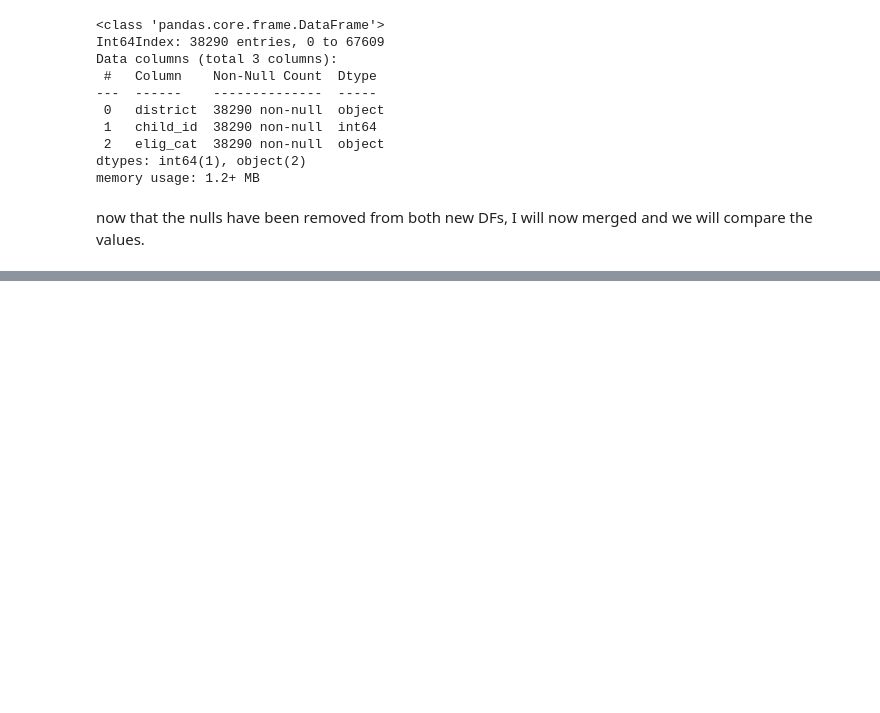
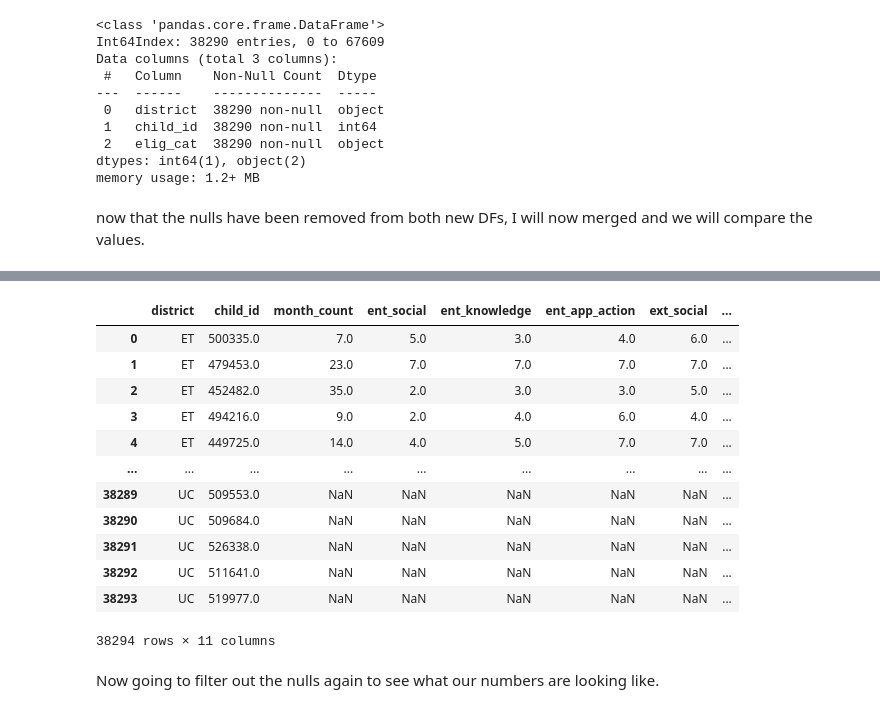
Before and after one commit to NSS-Data-Analytics-Cohort-7/didd-slacks-and-fanny-packs, a Jupyter notebook: notebooks/DIDD project.ipynb, the cells around one changed output, grey strips where cells are left out. Cells and saved outputs as stored; diff of their text form; code cells hidden in the pictures; blank space fills up the shorter version.

```diff
--- a/notebooks/DIDD project.ipynb
+++ b/notebooks/DIDD project.ipynb
@@ -185,3 +185,5 @@ dtypes: int64(1), object(2)
 memory usage: 1.2+ MB
 # %% [markdown]
 now that the nulls have been removed from both new DFs, I will now merged and we will compare the values.
+# %%
+combined_eco_elig_df = eco_nnull_df.merge(elig_nnull_df, on=['district', 'child_id'], how='outer')
@@ -187,0 +211,18 @@ now that the nulls have been removed from both new DFs, I will now merged and we
+# %%
+display(combined_eco_elig_df)
+# %% [output]
+|  | district | child_id | month_count | ent_social | ent_knowledge | ent_app_action | ext_social | ... |
+| 0 | ET | 500335.0 | 7.0 | 5.0 | 3.0 | 4.0 | 6.0 | ... |
+| 1 | ET | 479453.0 | 23.0 | 7.0 | 7.0 | 7.0 | 7.0 | ... |
+| 2 | ET | 452482.0 | 35.0 | 2.0 | 3.0 | 3.0 | 5.0 | ... |
+| 3 | ET | 494216.0 | 9.0 | 2.0 | 4.0 | 6.0 | 4.0 | ... |
+| 4 | ET | 449725.0 | 14.0 | 4.0 | 5.0 | 7.0 | 7.0 | ... |
+| ... | ... | ... | ... | ... | ... | ... | ... | ... |
+| 38289 | UC | 509553.0 | NaN | NaN | NaN | NaN | NaN | ... |
+| 38290 | UC | 509684.0 | NaN | NaN | NaN | NaN | NaN | ... |
+| 38291 | UC | 526338.0 | NaN | NaN | NaN | NaN | NaN | ... |
+| 38292 | UC | 511641.0 | NaN | NaN | NaN | NaN | NaN | ... |
+| 38293 | UC | 519977.0 | NaN | NaN | NaN | NaN | NaN | ... |
+38294 rows × 11 columns
+# %% [markdown]
+Now going to filter out the nulls again to see what our numbers are looking like.
```
Also changed, not shown: parts of 18 cells of this notebook.
